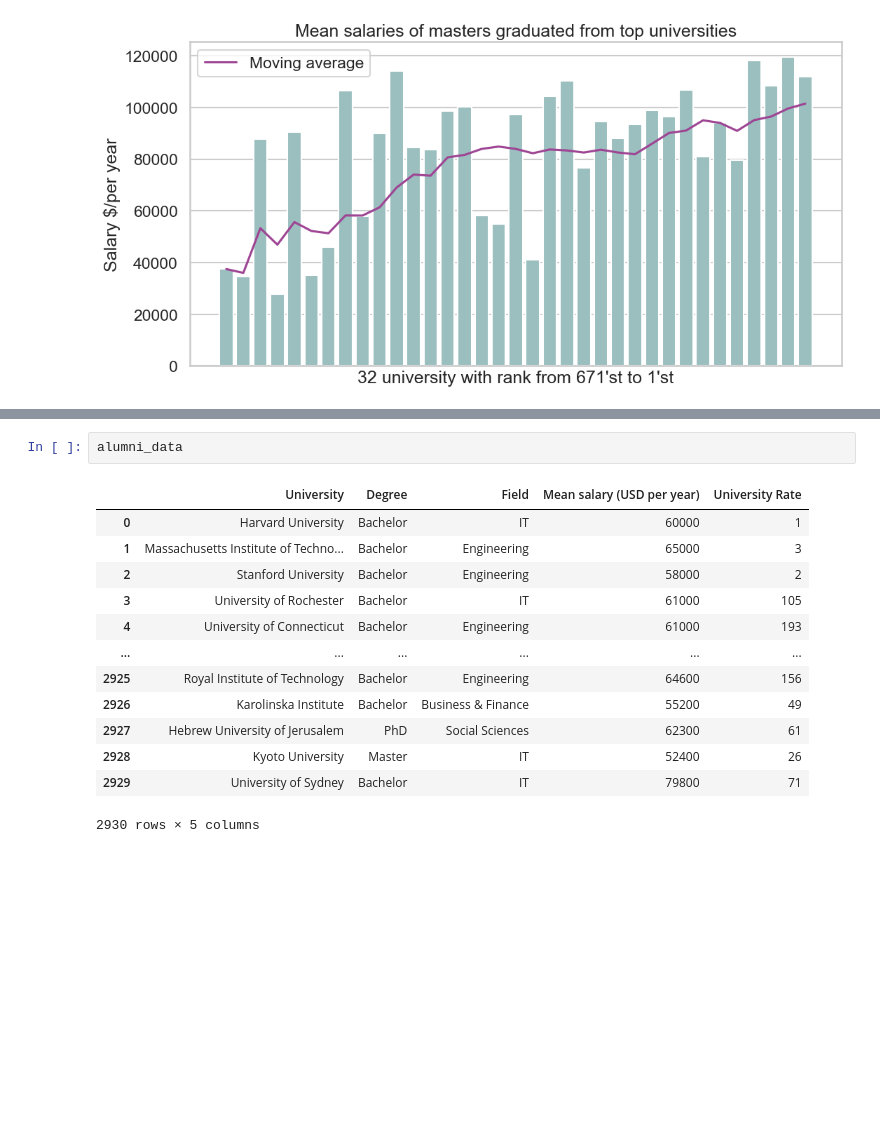
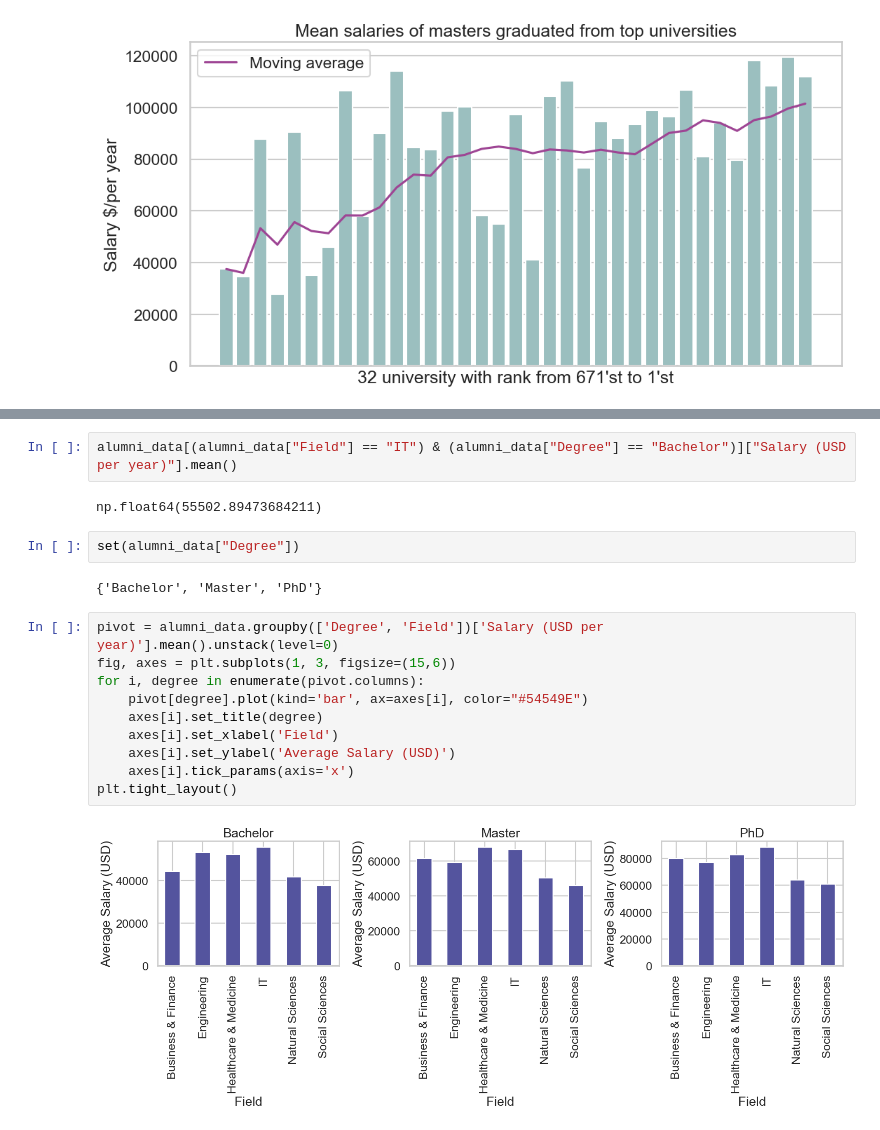
Before and after one commit to maxtheshock/PythonDS-Project, a Jupyter notebook: PythonNotebook.ipynb, the cells around one changed output, grey strips where cells are left out. Cells and saved outputs as stored; diff of their text form; blank space fills up the shorter version.

```diff
--- a/PythonNotebook.ipynb
+++ b/PythonNotebook.ipynb
@@ -582,18 +582,22 @@ alumni_data
 | 2929 | University of Sydney | Bachelor | IT | 79800 | 71 |
 2930 rows × 5 columns
 # %%
-alumni_data
+alumni_data[(alumni_data["Field"] == "IT") & (alumni_data["Degree"] == "Bachelor")]["Salary (USD per year)"].mean()
 # %% [output]
-|  | University | Degree | Field | Mean salary (USD per year) | University Rate |
-| 0 | Harvard University | Bachelor | IT | 60000 | 1 |
-| 1 | Massachusetts Institute of Techno... | Bachelor | Engineering | 65000 | 3 |
-| 2 | Stanford University | Bachelor | Engineering | 58000 | 2 |
-| 3 | University of Rochester | Bachelor | IT | 61000 | 105 |
-| 4 | University of Connecticut | Bachelor | Engineering | 61000 | 193 |
-| ... | ... | ... | ... | ... | ... |
-| 2925 | Royal Institute of Technology | Bachelor | Engineering | 64600 | 156 |
-| 2926 | Karolinska Institute | Bachelor | Business & Finance | 55200 | 49 |
-| 2927 | Hebrew University of Jerusalem | PhD | Social Sciences | 62300 | 61 |
-| 2928 | Kyoto University | Master | IT | 52400 | 26 |
-| 2929 | University of Sydney | Bachelor | IT | 79800 | 71 |
-2930 rows × 5 columns
+np.float64(55502.89473684211)
+# %%
+set(alumni_data["Degree"])
+# %% [output]
+{'Bachelor', 'Master', 'PhD'}
+# %%
+pivot = alumni_data.groupby(['Degree', 'Field'])['Salary (USD per year)'].mean().unstack(level=0)
+fig, axes = plt.subplots(1, 3, figsize=(15,6))
+for i, degree in enumerate(pivot.columns):
+    pivot[degree].plot(kind='bar', ax=axes[i], color="#54549E")
+    axes[i].set_title(degree)
+    axes[i].set_xlabel('Field')
+    axes[i].set_ylabel('Average Salary (USD)')
+    axes[i].tick_params(axis='x')
+plt.tight_layout()
+# %% [output]
+[figure, added]
```
Also changed, not shown: parts of 12 cells of this notebook.
